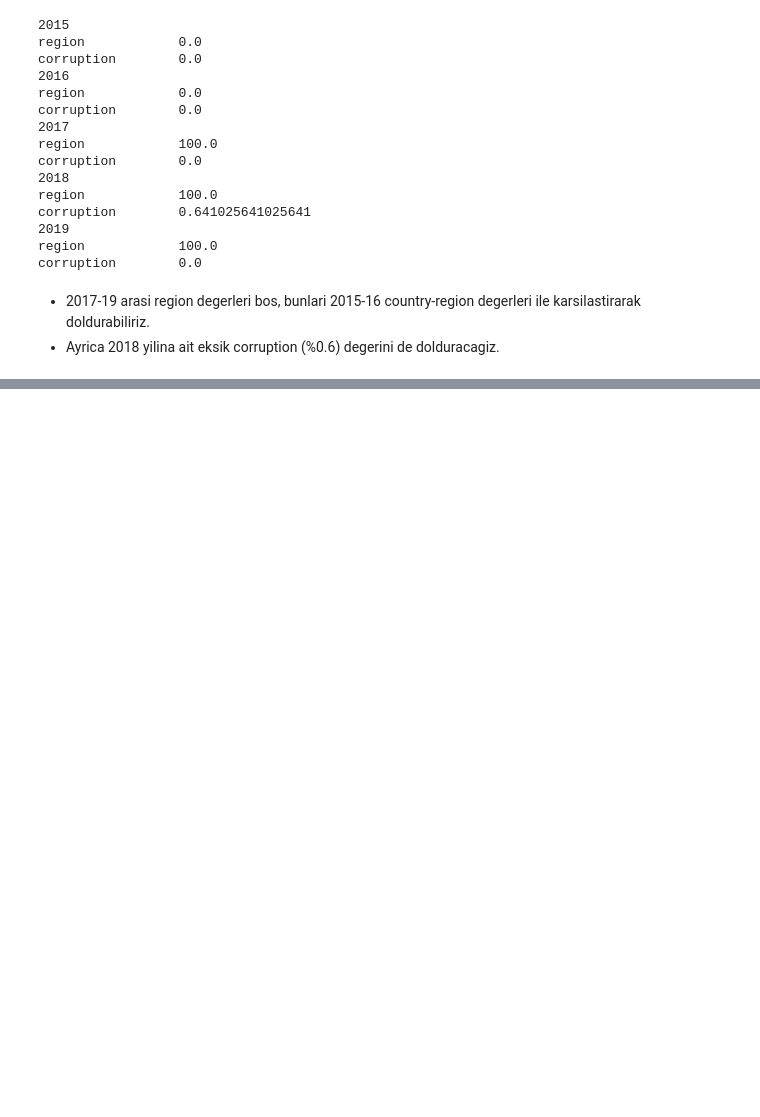
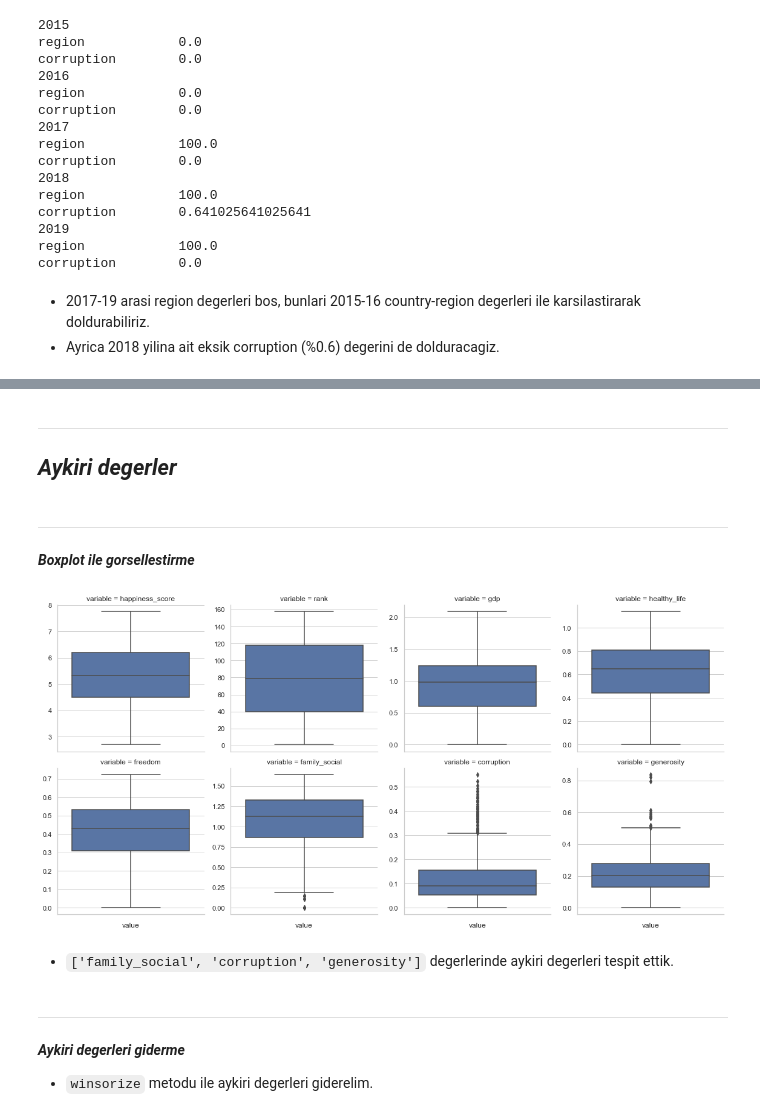
Before and after one commit to ahmetpergamum/datascience, a Jupyter notebook: 04_eda_project_world_happiness/eda_world_happiness.ipynb, the cells around one changed output, grey strips where cells are left out. Drawn from its saved outputs; the diff is of its cells as text; code cells hidden in the pictures; blank space fills up the shorter version.

Commit message:
happiness project

````diff
--- a/04_eda_project_world_happiness/eda_world_happiness.ipynb
+++ b/04_eda_project_world_happiness/eda_world_happiness.ipynb
@@ -340,0 +409,11 @@ corruption        0.0
+# %%
+country_region = {}
+for country in countries:
+    # region degiskeninde nan harici deger olmayan ulkeleri kontrol eder
+    # np.isnan metodu serinin data tipi object oldugundan hata verdi
+    # o nedenle na degerler float oldugundan type testi ile string degerleri cektik
+    if np.unique([val for val in happiness.loc[happiness['country']==country, 'region'].values if type(val)==str]).shape[0] != 0:
+        country_region[country] = np.unique([val for val in happiness.loc[happiness['country']==country, 'region'].values if type(val)==str])[0]
+
+country_region['Gambia'] = 'Sub-Saharan Africa'
+country_region['North Macedonia'] = 'Central and Eastern Europe'
@@ -340,0 +422,2 @@ corruption        0.0
+# %%
+happiness.loc[happiness['region'].isnull(),'region'] = [country_region[val] for val in  happiness.loc[happiness['region'].isnull(),'country'].values]
@@ -340,0 +450,2 @@ corruption        0.0
+# %%
+happiness['corruption'].fillna(happiness.loc[happiness['country']=='United Arab Emirates', 'corruption'].mean(), inplace=True)
@@ -340,0 +499,4 @@ corruption        0.0
+# %%
+continuous = [column for column in happiness.columns if happiness.dtypes[column] != 'object']
+continuous.remove('year')
+continuous
@@ -340,0 +512,26 @@ corruption        0.0
+# %% [markdown]
+---
+## ***Aykiri degerler***
+# %% [markdown]
+---
+***Boxplot ile gorsellestirme***
+# %%
+# varsayilan olarak x degeri alan boxplot icin y parametresine deger girildi
+def boxplot(y, **kwargs):
+    sns.boxplot(y=y)
+
+# melt metodu belli bir sutunu(hedef degisken olabilir bu) id degiskeni yapar(id_vars),
+# burada id_vars tanimlanmadigindan df deki id olarak kaldi
+# diger sutun(lari) satirlara alt alta ekler(value_vars) ve yeni bir dataframe olusturur
+f = pd.melt(happiness, value_vars=continuous)
+f
+g = sns.FacetGrid(f, col="variable",  col_wrap=4, sharex=False, sharey=False, size=4)
+g = g.map(boxplot, "value" )
+# %% [output]
+[figure, added]
+# %% [markdown]
+- ```['family_social', 'corruption', 'generosity']``` degerlerinde aykiri degerleri tespit ettik.
+# %% [markdown]
+---
+***Aykiri degerleri giderme***
+- ```winsorize``` metodu ile aykiri degerleri giderelim.
````
Also changed, not shown: parts of 71 cells of this notebook.
